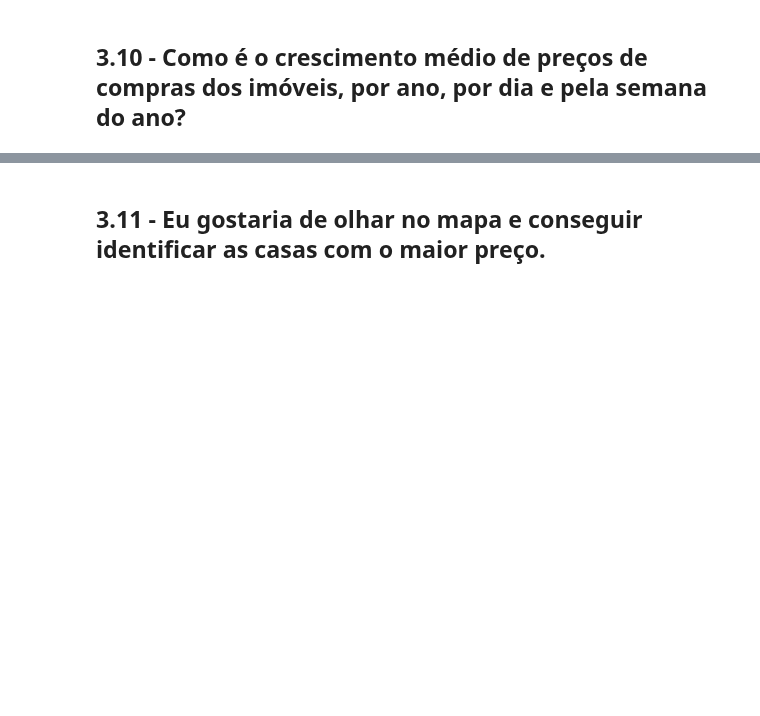
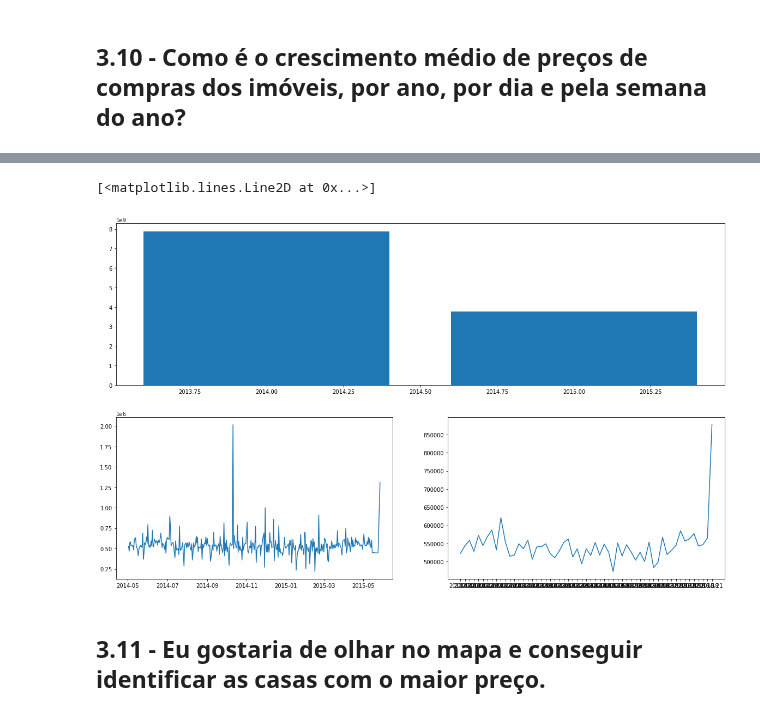
Before and after one commit to AyrtonCossuol/boston-test-dataset-analysis, a Jupyter notebook: house-sales-king-county-USA/first_analyzes.ipynb, the cells around one changed output, grey strips where cells are left out. Cells and saved outputs as stored; diff of their text form; code cells hidden in the pictures; blank space fills up the shorter version.

```diff
--- a/house-sales-king-county-USA/first_analyzes.ipynb
+++ b/house-sales-king-county-USA/first_analyzes.ipynb
@@ -82,2 +301,16 @@ Para 33 quartos, existem 1 imóveis
+# %%
+fig = plt.figure(figsize=(20,12))
+specs = gridspec.GridSpec(ncols=2, nrows=2, figure = fig)
+
+ax1 = fig.add_subplot(specs[0, :])
+ax2 = fig.add_subplot(specs[1, 0])
+ax3 = fig.add_subplot(specs[1, 1])
+
+ax1.bar(by_year['year'], by_year['price'])
+ax2.plot(by_day['day'], by_day['price'])
+ax3.plot(by_week_year['year_week'], by_week_year['price'])
+# %% [output]
+[<matplotlib.lines.Line2D at 0x...>]
+[figure, added]
 # %% [markdown]
 ## 3.11 - Eu gostaria de olhar no mapa e conseguir identificar as casas com o maior preço.
```
Also changed, not shown: parts of 18 cells of this notebook.
